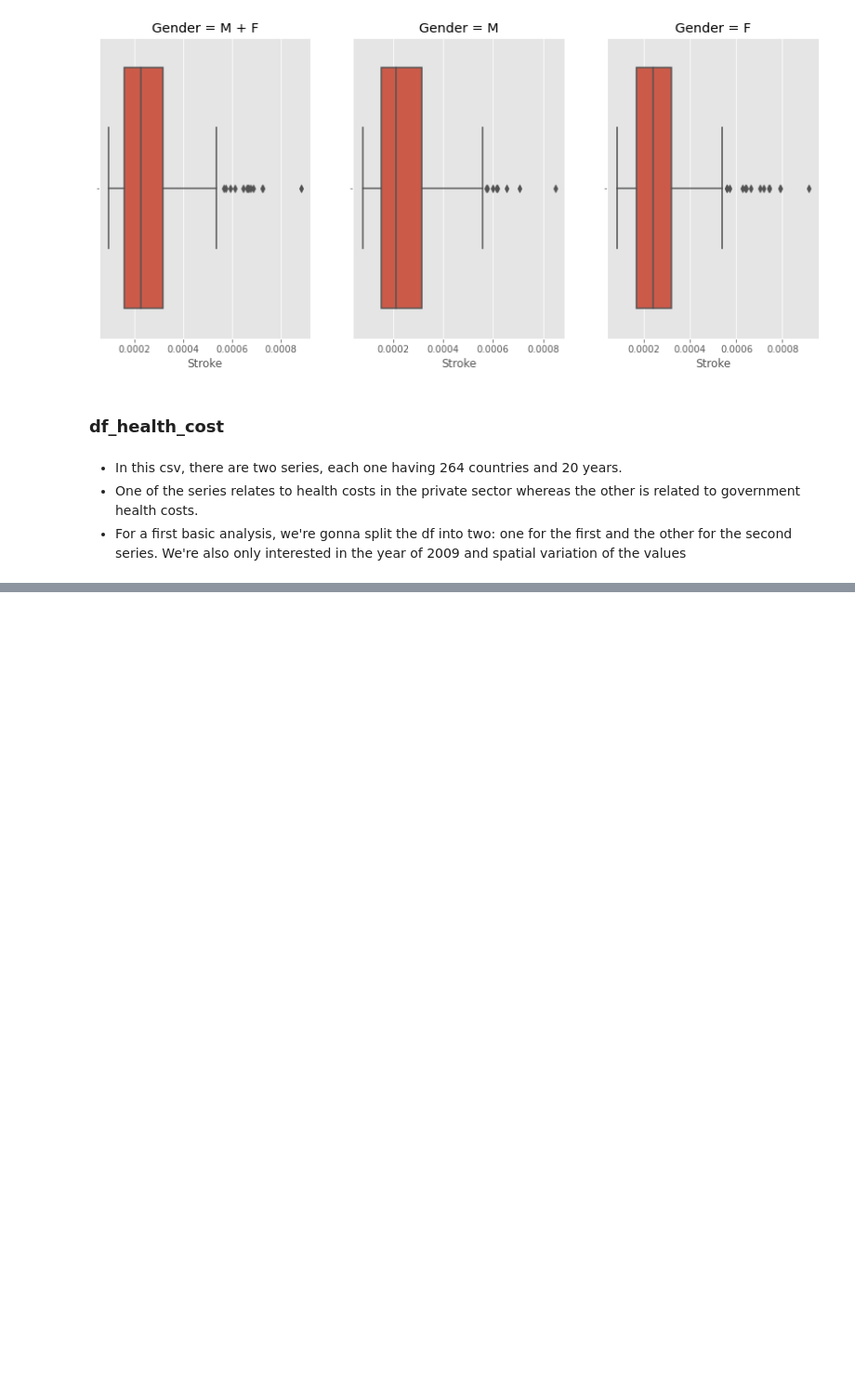
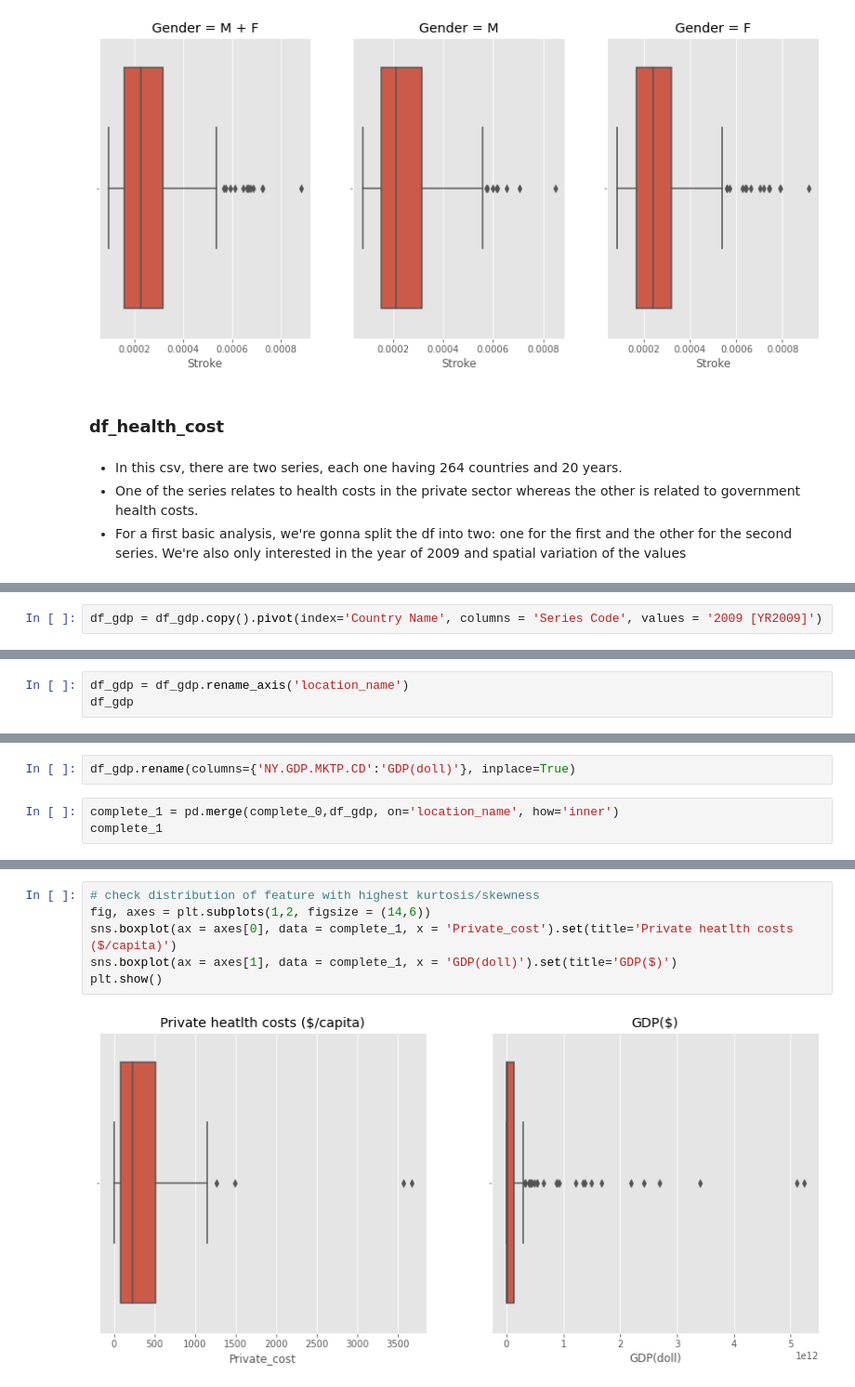
Before and after one commit to luisbazevedo/PfDS---Work-Health, a Jupyter notebook: notebooks/luisbazevedo_draft_0.ipynb, the cells around one changed output, grey strips where cells are left out. Shown at 93% size. Saved outputs shown, nothing was run; the diff lists cells and outputs as text; blank space fills up the shorter version.

```diff
--- a/notebooks/luisbazevedo_draft_0.ipynb
+++ b/notebooks/luisbazevedo_draft_0.ipynb
@@ -386,0 +388,2 @@ df_health_cost
+# %%
+df_gdp = df_gdp.copy().pivot(index='Country Name', columns = 'Series Code', values = '2009 [YR2009]')
@@ -386,0 +407,3 @@ df_health_cost
+# %%
+df_gdp = df_gdp.rename_axis('location_name')
+df_gdp
@@ -386,0 +425,5 @@ df_health_cost
+# %%
+df_gdp.rename(columns={'NY.GDP.MKTP.CD':'GDP(doll)'}, inplace=True)
+# %%
+complete_1 = pd.merge(complete_0,df_gdp, on='location_name', how='inner')
+complete_1
@@ -386,0 +473,8 @@ df_health_cost
+# %%
+# check distribution of feature with highest kurtosis/skewness
+fig, axes = plt.subplots(1,2, figsize = (14,6))
+sns.boxplot(ax = axes[0], data = complete_1, x = 'Private_cost').set(title='Private heatlth costs ($/capita)')
+sns.boxplot(ax = axes[1], data = complete_1, x = 'GDP(doll)').set(title='GDP($)')
+plt.show()
+# %% [output]
+[figure, added]
```
Also changed, not shown: parts of 37 cells of this notebook, 4 other files.
